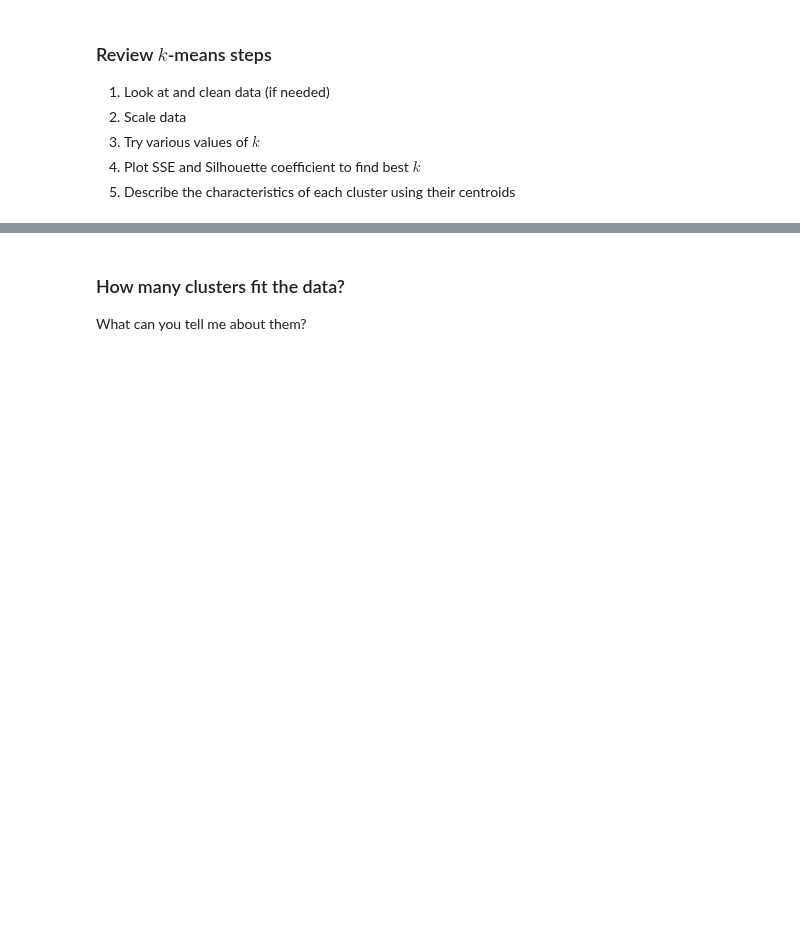
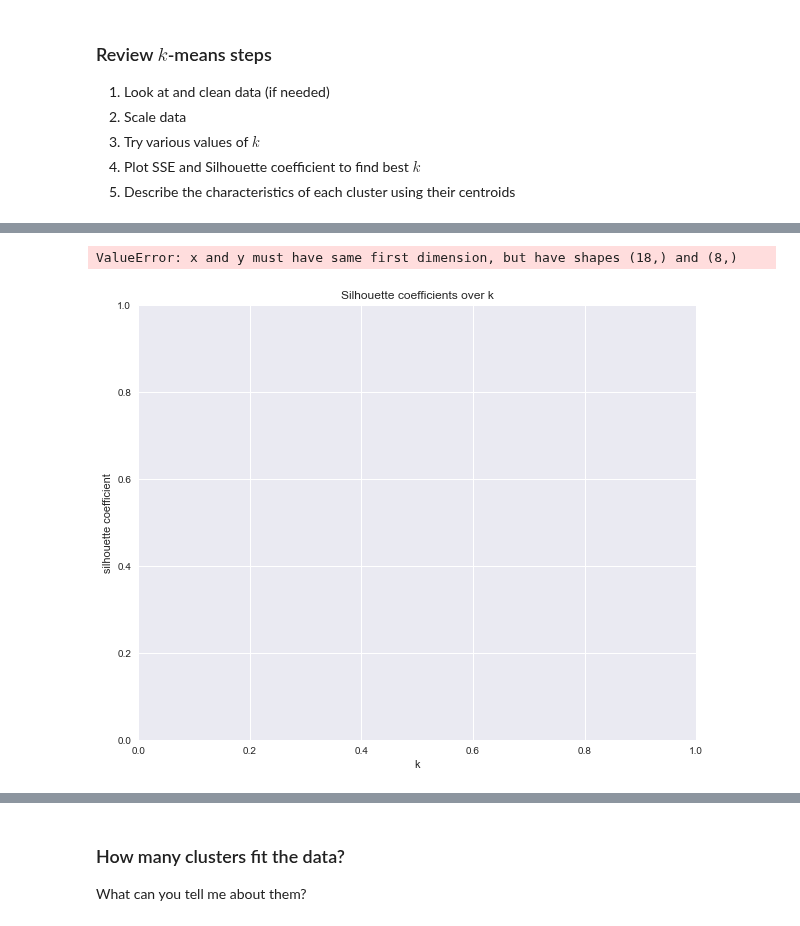
Before and after one commit to mccafj/DS-Live-091922, a Jupyter notebook: Phase4/Topic_33_kmeans_clustering.ipynb, the cells around one changed output, grey strips where cells are left out. Cells and saved outputs as stored; diff of their text form; code cells hidden in the pictures; blank space fills up the shorter version.

Commit message:
topic 33 notes and unsupervised ML CP

```diff
--- a/Phase4/Topic_33_kmeans_clustering.ipynb
+++ b/Phase4/Topic_33_kmeans_clustering.ipynb
@@ -185,0 +242,18 @@ model = None
+# %%
+# instantiate
+
+# decided on 3 clusters based on image above (default is 8)
+# note there's an init and a Number of inits
+
+# init - "random" start, but based on probability.
+# For init, you CAN give it an array on where to start.  Rarely done
+
+# n_init - default is 10 runs.
+
+# max_iter - default 300.  Max number of iterations for a single run
+
+# tol - you can tell it to stop if it's not changing that much, and you're
+# concerned about computational efficiency
+
+model = KMeans(n_clusters=3)
+model.fit(dummy_dat)
@@ -413,0 +706,13 @@ wine.head()
+# %%
+fig, ax = plt.subplots(figsize=(10, 8))
+ax.set_title('Silhouette coefficients over k')
+ax.set_xlabel('k')
+ax.set_ylabel('silhouette coefficient')
+ax.plot(range(2, 20), silhouette_plot)
+ax.axhline(y=np.mean(silhouette_plot), color="red", linestyle="--")
+ax.grid(True)
+
+# 2 is very clearly the highest
+# %% [output]
+ValueError: x and y must have same first dimension, but have shapes (18,) and (8,)
+[figure, added]
```
Also changed, not shown: parts of 62 cells of this notebook, 2 other files.
